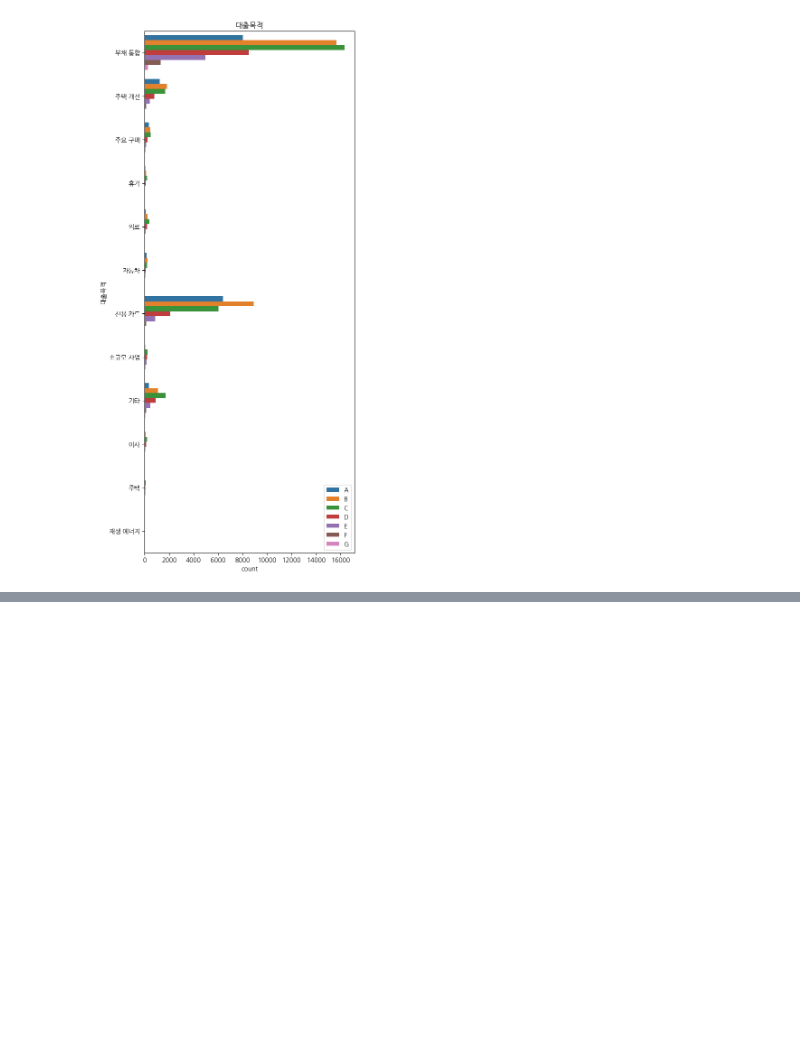
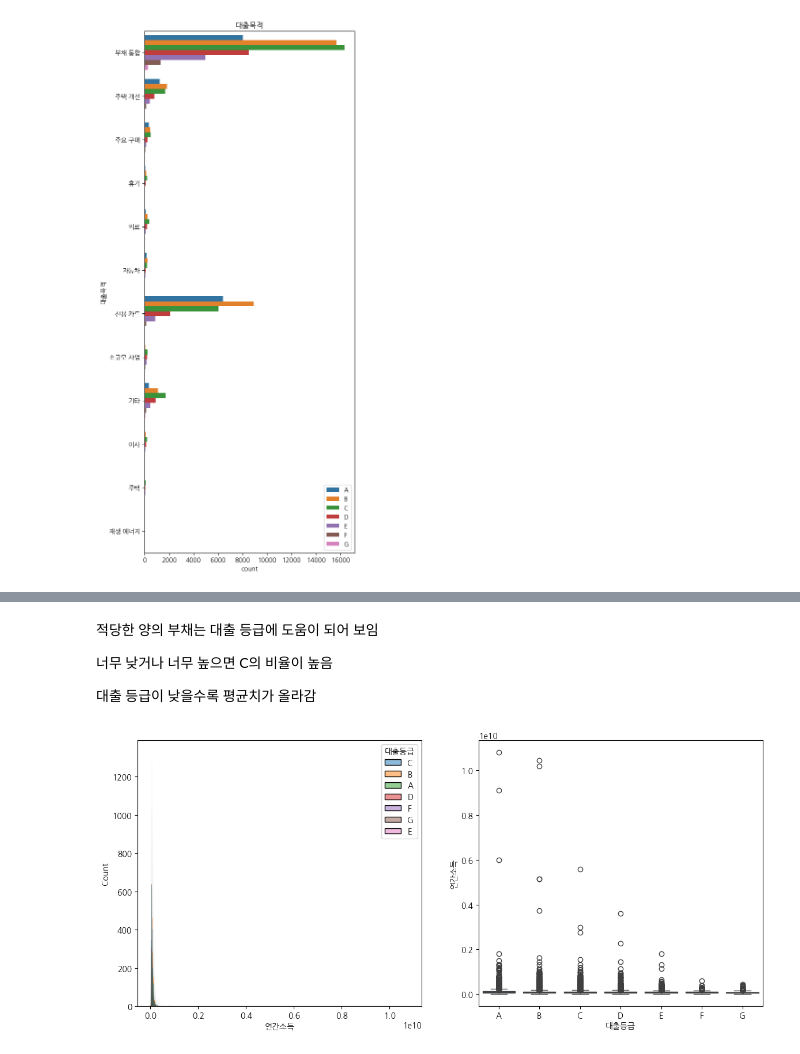
Before and after one commit to TWentCEO/DataAnalyst, a Jupyter notebook: loan.ipynb, the cells around one changed output, grey strips where cells are left out. Cells and saved outputs as stored; diff of their text form; code cells hidden in the pictures; blank space fills up the shorter version.

```diff
--- a/loan.ipynb
+++ b/loan.ipynb
@@ -162,0 +181,13 @@ for col in list_categori:
+# %% [markdown]
+적당한 양의 부채는 대출 등급에 도움이 되어 보임
+
+너무 낮거나 너무 높으면 C의 비율이 높음
+
+대출 등급이 낮을수록 평균치가 올라감
+# %%
+fig, ax = plt.subplots(ncols=2, nrows=1, figsize=(14, 6))
+sns.histplot(data=train, x='연간소득', hue='대출등급', ax=ax[0])
+sns.boxplot(data=train, y='연간소득', x='대출등급', order=hue_order, ax=ax[1])
+plt.show()
+# %% [output]
+[figure, added]
```
Also changed, not shown: parts of 6 cells of this notebook.
